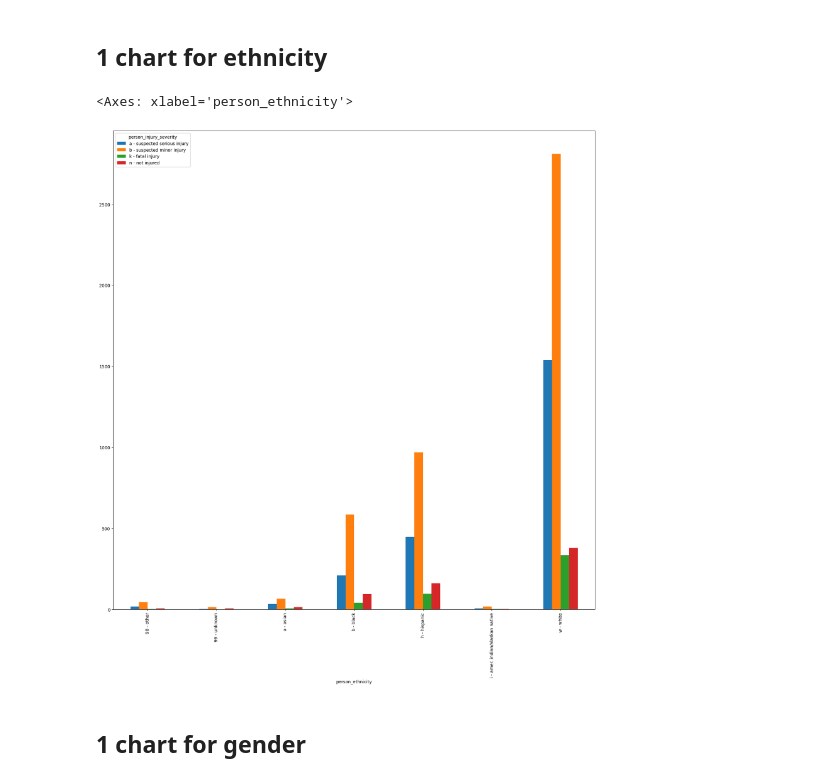
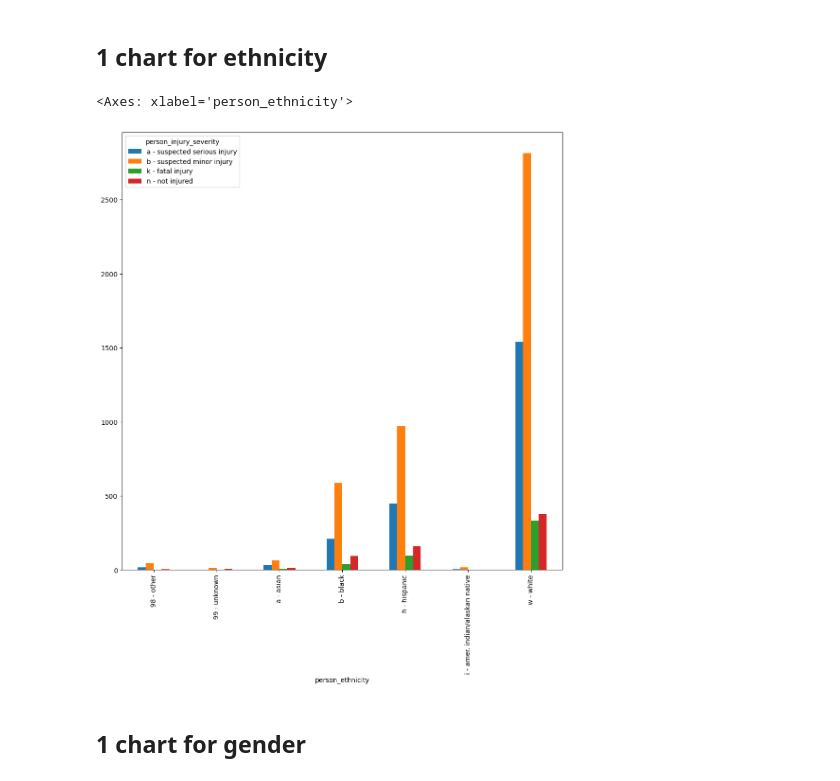
Before and after one commit to tex-wrex/tex-wrex, a Jupyter notebook: Final_work/explore_draft.ipynb, the cells around one changed output. Drawn from its saved outputs; the diff is of its cells as text; code cells hidden in the pictures.

```diff
--- a/Final_work/explore_draft.ipynb
+++ b/Final_work/explore_draft.ipynb
@@ -173,11 +173,11 @@ AttributeError: 'DataFrame' object has no attribute 'person_helmet'
 # %% [markdown]
 ## 1 chart for ethnicity
 # %%
-pd.crosstab(train.person_ethnicity, train.person_injury_severity).plot(kind='bar', figsize=(20,20))
-# plt.savefig('person_ethnicity.png')
+pd.crosstab(train.person_ethnicity, train.person_injury_severity).plot(kind='bar', figsize=(10,10))
+# # plt.savefig('person_ethnicity.png')
 # %% [output]
 <Axes: xlabel='person_ethnicity'>
-[figure, old version]
+[figure, new version]
 # %% [markdown]
 ## 1 chart for gender
 # %% [markdown]
```
Also changed, not shown: parts of 12 cells of this notebook, 1 other file.
